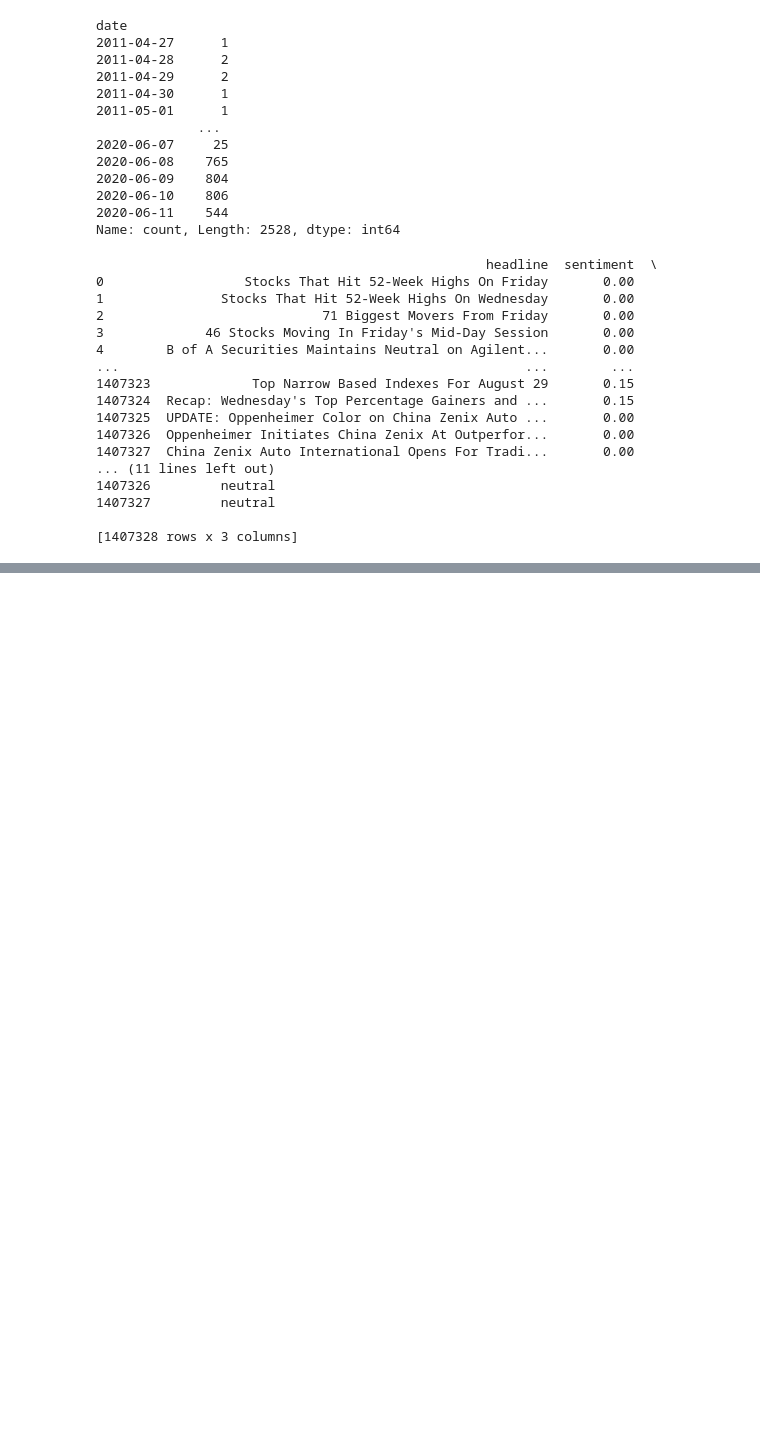
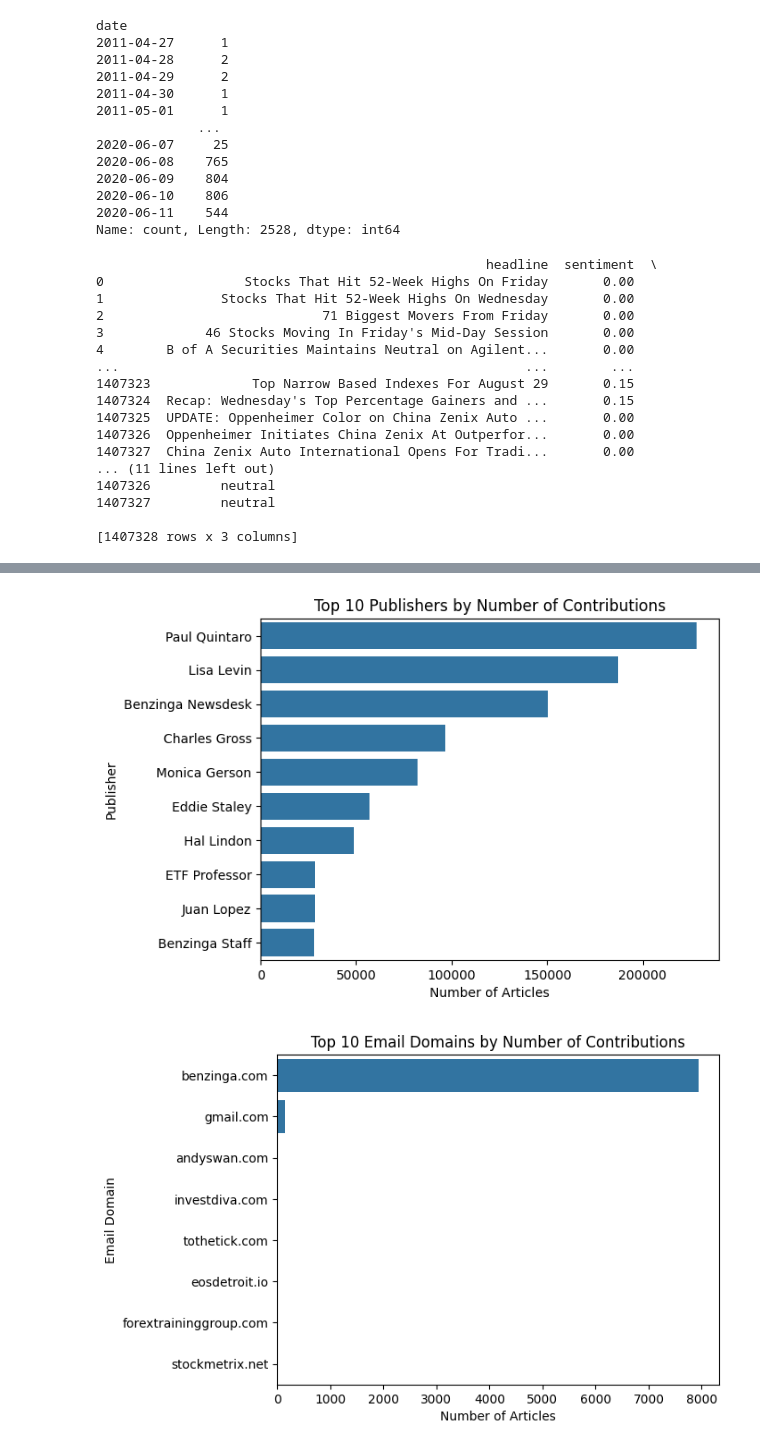
Before and after one commit to tesfayefekadu/kifiya_week_1, a Jupyter notebook: notebooks/Eda_analysis.ipynb, the cells around one changed output, grey strips where cells are left out. Saved outputs shown, nothing was run; the diff lists cells and outputs as text; code cells hidden in the pictures; blank space fills up the shorter version.

```diff
--- a/notebooks/Eda_analysis.ipynb
+++ b/notebooks/Eda_analysis.ipynb
@@ -134,0 +245,5 @@ ValueError: numpy.dtype size changed, may indicate binary incompatibility. Expec
+# %%
+# Step 1: Count Contributions by Publisher
+publisher_counts = data['publisher'].value_counts()
+print("Top Publishers by Number of Contributions:")
+print(publisher_counts.head(10))  # Display top 10 publishers
@@ -134,0 +284,7 @@ ValueError: numpy.dtype size changed, may indicate binary incompatibility. Expec
+# %%
+# Step 3: Email Domain Analysis (if applicable)
+# Extract domains if publisher names contain email addresses
+data['domain'] = data['publisher'].apply(lambda x: x.split('@')[-1] if '@' in x else None)
+domain_counts = data['domain'].value_counts(dropna=True)
+print("\nTop Domains by Number of Contributions:")
+print(domain_counts.head(10))  # Display top 10 domains
@@ -134,0 +303,15 @@ ValueError: numpy.dtype size changed, may indicate binary incompatibility. Expec
+# %%
+sns.barplot(x=publisher_counts.head(10).values, y=publisher_counts.head(10).index)
+plt.title('Top 10 Publishers by Number of Contributions')
+plt.xlabel('Number of Articles')
+plt.ylabel('Publisher')
+plt.show()
+
+sns.barplot(x=domain_counts.head(10).values, y=domain_counts.head(10).index)
+plt.title('Top 10 Email Domains by Number of Contributions')
+plt.xlabel('Number of Articles')
+plt.ylabel('Email Domain')
+plt.show()
+# %% [output]
+[figure, added]
+[figure, added]
```
Also changed, not shown: parts of 12 cells of this notebook.
